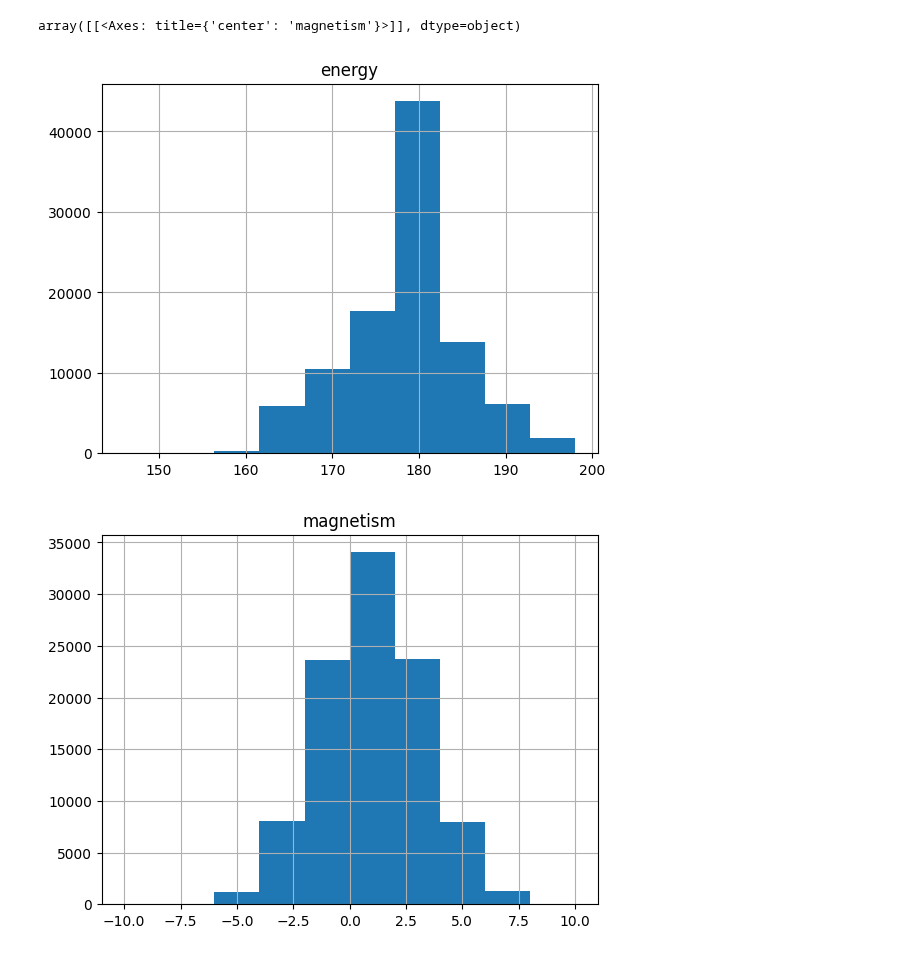
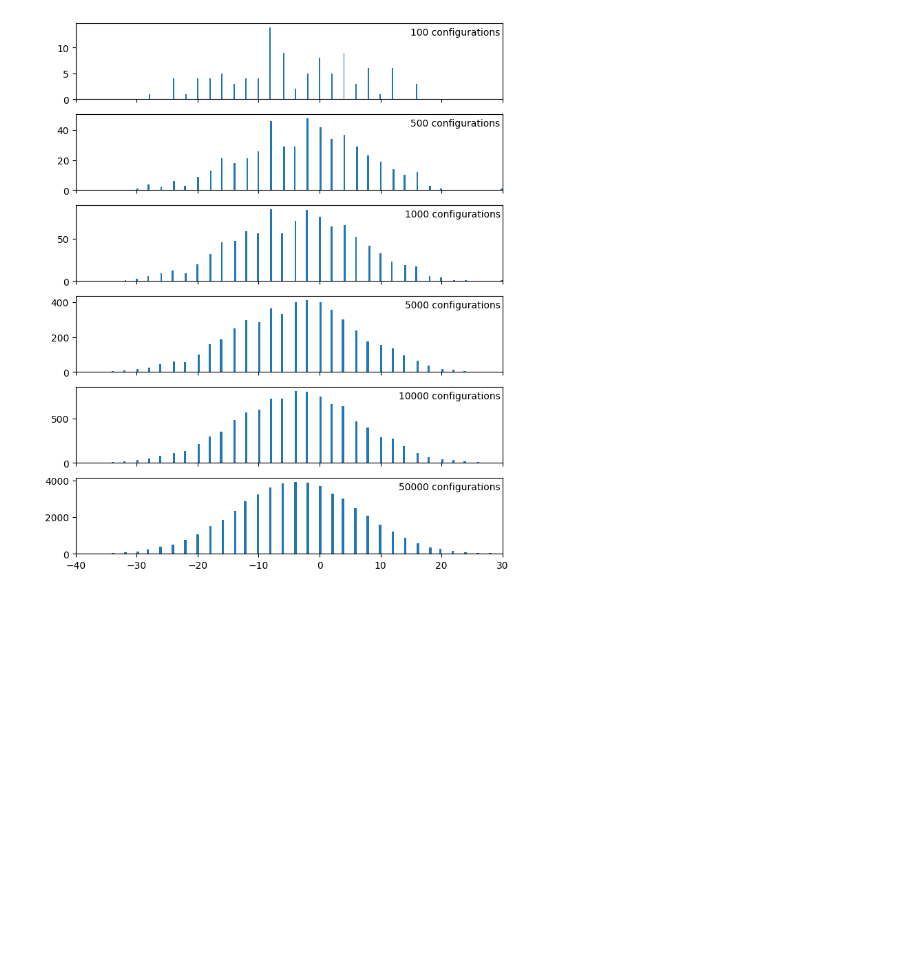
Before and after one commit to Iddmeister/IsingModel, a Jupyter notebook: visual.ipynb, the cells around one changed output. Cells and saved outputs as stored; diff of their text form; code cells hidden in the pictures; blank space fills up the shorter version.

Commit message:
Plotted histograms of energy with increasing number of configurations

```diff
--- a/visual.ipynb
+++ b/visual.ipynb
@@ -1,10 +1,44 @@
-# %%
-import pandas as pd
-
-df = pd.read_csv("output.txt")
-df.hist("energy")
-df.hist("magnetism")
-# %% [output]
-array([[<Axes: title={'center': 'magnetism'}>]], dtype=object)
-[figure, removed]
-[figure, removed]
+# %%
+import pandas as pd
+import numpy as np
+import matplotlib.pyplot as plt
+
+allData = pd.read_csv("output.csv")
+# df.hist("energy")
+# df.hist("magnetism")#
+
+fig, axs = plt.subplots(6, figsize=(8, 10), sharex=True)
+
+def plotHist(numConfigs, ax):
+    df = allData.loc[0:numConfigs]
+    ax.hist(df["energy"], bins=200)
+    ax.annotate(str(numConfigs)+" configurations", xy=(0.995, 0.95), xycoords="axes fraction", horizontalalignment="right", verticalalignment="top")
+    ax.set_xlim(-40, 30)
+    # print(stats.normaltest(df["energy"]))
+
+numConfigs = [100, 500, 1000, 5000, 10000, 50000]
+
+for n in range(0, 6):
+    plotHist(numConfigs[n], axs[n])
+
+
+# axs[0].hist(df.loc[0:100]["energy"], bins=200)
+# axs[1].hist(df.loc[0:500]["energy"], bins=200)
+# axs[2].hist(df.loc[0:1000]["energy"], bins=200)
+# axs[3].hist(df.loc[0:5000]["energy"], bins=200)
+# axs[4].hist(df.loc[0:10000]["energy"], bins=200)
+# axs[5].hist(df.loc[0:50000]["energy"], bins=200)
+
+
+
+
+
+# std = np.std(df["energy"])
+# variance = 1
+# mean = 0#df["energy"].mean()
+# x = np.arange(-5,5,.01)
+# f = np.exp(-np.square(x-mean)/2*variance)/(np.sqrt(2*np.pi*variance))
+# plt.plot(x, f)
+# plt.show()
+# %% [output]
+[figure, added]
```
Also changed, not shown: 7 other files.
